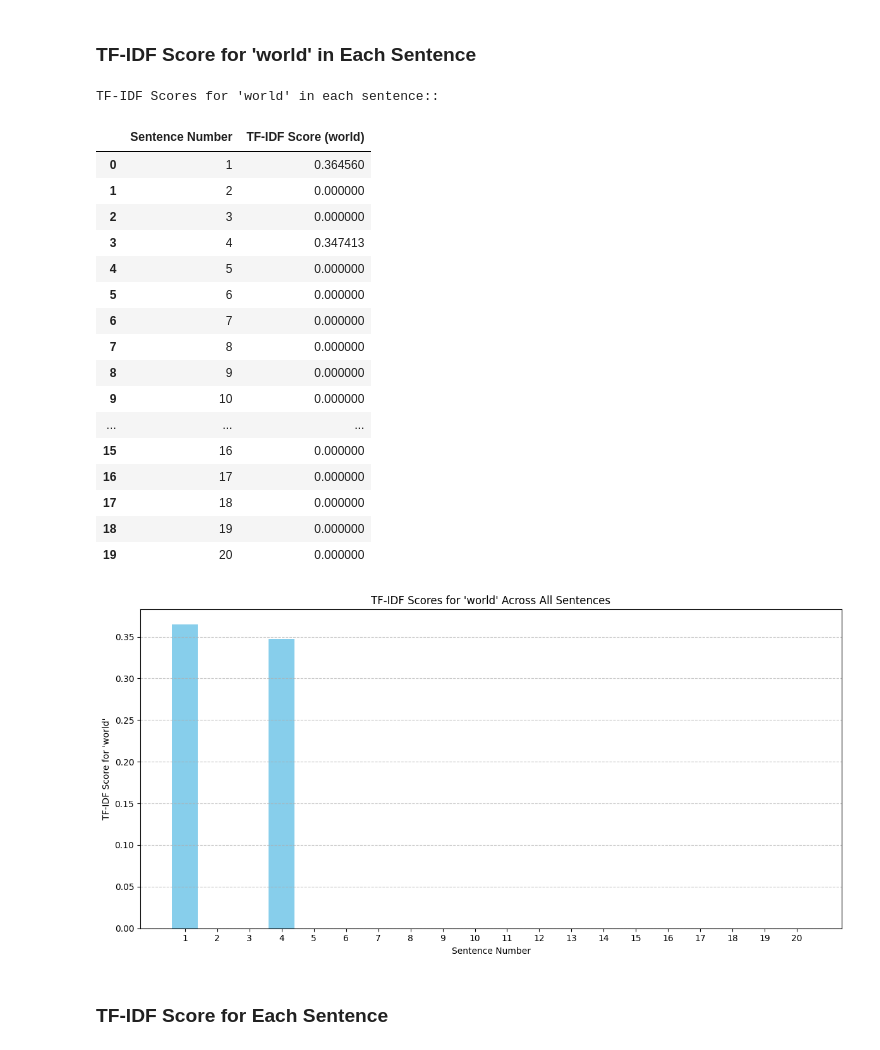
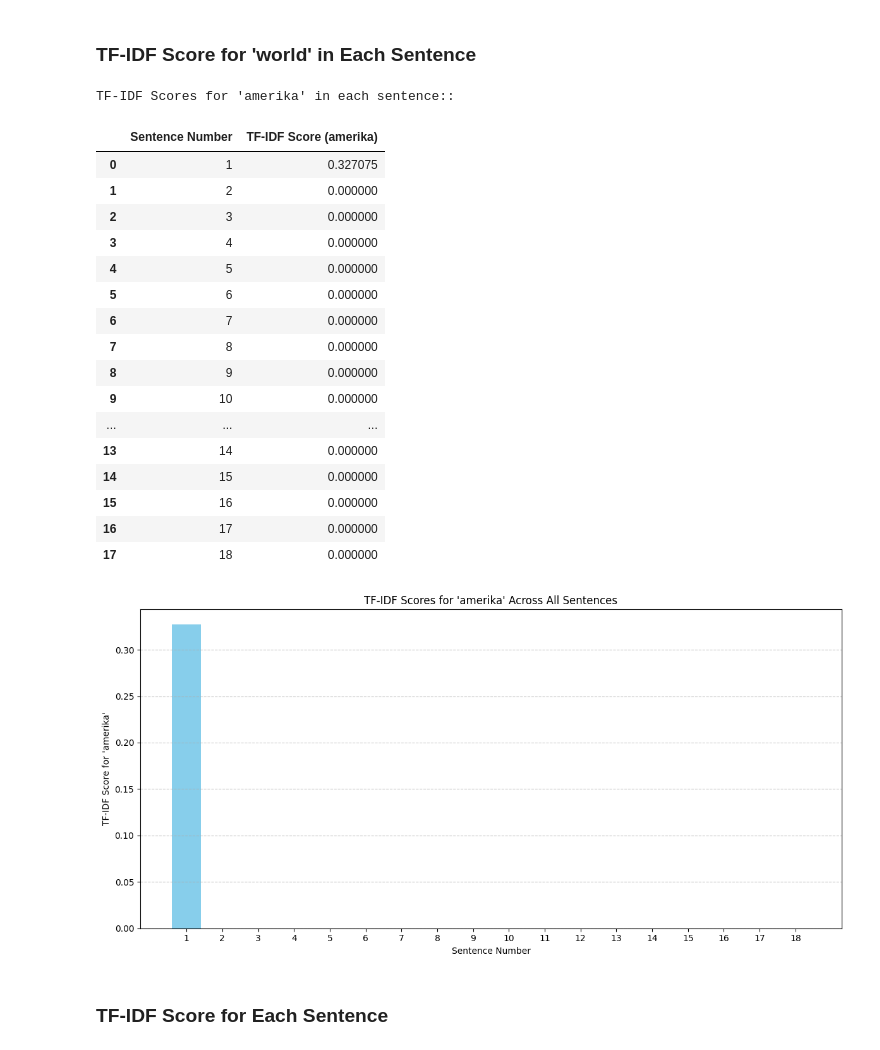
Before and after one commit to adljna/Blu-SentimentAnalysis, a Jupyter notebook: Week 4/TF-IDF/1C-TFIDF-DetikNews.ipynb, the cells around one changed output. Cells and saved outputs as stored; diff of their text form; code cells hidden in the pictures.

```diff
--- a/Week 4/TF-IDF/1C-TFIDF-DetikNews.ipynb
+++ b/Week 4/TF-IDF/1C-TFIDF-DetikNews.ipynb
@@ -60,7 +66,7 @@ This section covers the initial steps to clean and prepare the text, making it s
 This step breaks down the large block of text into individual sentences. This is crucial for summarization, as TF-IDF scores will be calculated per sentence, and sentences with higher scores will be selected for the summary.
 # %%
 # Sentence tokenization
-sentence = sent_tokenize(manchester)
+sentence = sent_tokenize(detik)
 print("Tokenized sentences:")
 for sent in sentence:
     print(sent)
@@ -124,0 +97,10 @@ currently sits fourth table face everton next fixture wednesday
+# %%
+# Initialize Indonesian StopWordRemover
+factory = StopWordRemoverFactory()
+stopword_remover = factory.create_stop_word_remover()
+
+# Remove stop words from each sentence
+cleaned_sentences = [stopword_remover.remove(sent) for sent in sentence]
+print("\nCleaned sentences (Indonesian stop words removed):")
+for clean_sent in cleaned_sentences:
+    print(clean_sent)
@@ -222,49 +224,49 @@ else:
 # %% [markdown]
 ### TF-IDF Score for 'world' in Each Sentence
 # %%
-world_index = list(feature_names).index('world')
-world_tfidf_scores = []
+amerika_index = list(feature_names).index('amerika')
+amerika_tfidf_scores = []
 for i, _ in enumerate(sentence):
-    score = features[i, world_index] # Get TF-IDF score for 'world' in sentence i
-    world_tfidf_scores.append(score)
+    score = features[i, amerika_index] # Get TF-IDF score for 'amerika' in sentence i
+    amerika_tfidf_scores.append(score)
 
-world_df = pd.DataFrame({
+amerika_df = pd.DataFrame({
     'Sentence Number': range(1, len(sentence) + 1),
-    'TF-IDF Score (world)': world_tfidf_scores
+    'TF-IDF Score (amerika)': amerika_tfidf_scores
 })
-print("\nTF-IDF Scores for 'world' in each sentence::")
-display(world_df)
+print("\nTF-IDF Scores for 'amerika' in each sentence::")
+display(amerika_df)
 
-# Visualize the TF-IDF scores for 'world' in each sentence
+# Visualize the TF-IDF scores for 'amerika' in each sentence
 plt.figure(figsize=(12, 6))
-plt.bar(world_df['Sentence Number'], world_df['TF-IDF Score (world)'], color='skyblue')
+plt.bar(amerika_df['Sentence Number'], amerika_df['TF-IDF Score (amerika)'], color='skyblue')
 plt.xlabel("Sentence Number")
-plt.ylabel("TF-IDF Score for 'world'")
-plt.title("TF-IDF Scores for 'world' Across All Sentences")
+plt.ylabel("TF-IDF Score for 'amerika'")
+plt.title("TF-IDF Scores for 'amerika' Across All Sentences")
 plt.xticks(range(1, len(sentence) + 1))
 plt.grid(axis='y', linestyle='--', alpha=0.7)
 plt.tight_layout()
 plt.show()
 # %% [output]
-TF-IDF Scores for 'world' in each sentence::
+TF-IDF Scores for 'amerika' in each sentence::
-|  | Sentence Number | TF-IDF Score (world) |
-| 0 | 1 | 0.364560 |
+|  | Sentence Number | TF-IDF Score (amerika) |
+| 0 | 1 | 0.327075 |
 | 1 | 2 | 0.000000 |
 | 2 | 3 | 0.000000 |
-| 3 | 4 | 0.347413 |
+| 3 | 4 | 0.000000 |
 | 4 | 5 | 0.000000 |
 | 5 | 6 | 0.000000 |
 | 6 | 7 | 0.000000 |
 | 7 | 8 | 0.000000 |
 | 8 | 9 | 0.000000 |
 | 9 | 10 | 0.000000 |
 | ... | ... | ... |
+| 13 | 14 | 0.000000 |
+| 14 | 15 | 0.000000 |
 | 15 | 16 | 0.000000 |
 | 16 | 17 | 0.000000 |
 | 17 | 18 | 0.000000 |
-| 18 | 19 | 0.000000 |
-| 19 | 20 | 0.000000 |
-[figure, old version]
+[figure, new version]
 # %% [markdown]
 ### TF-IDF Score for Each Sentence
 # %%
```
Also changed, not shown: parts of 13 cells of this notebook.
